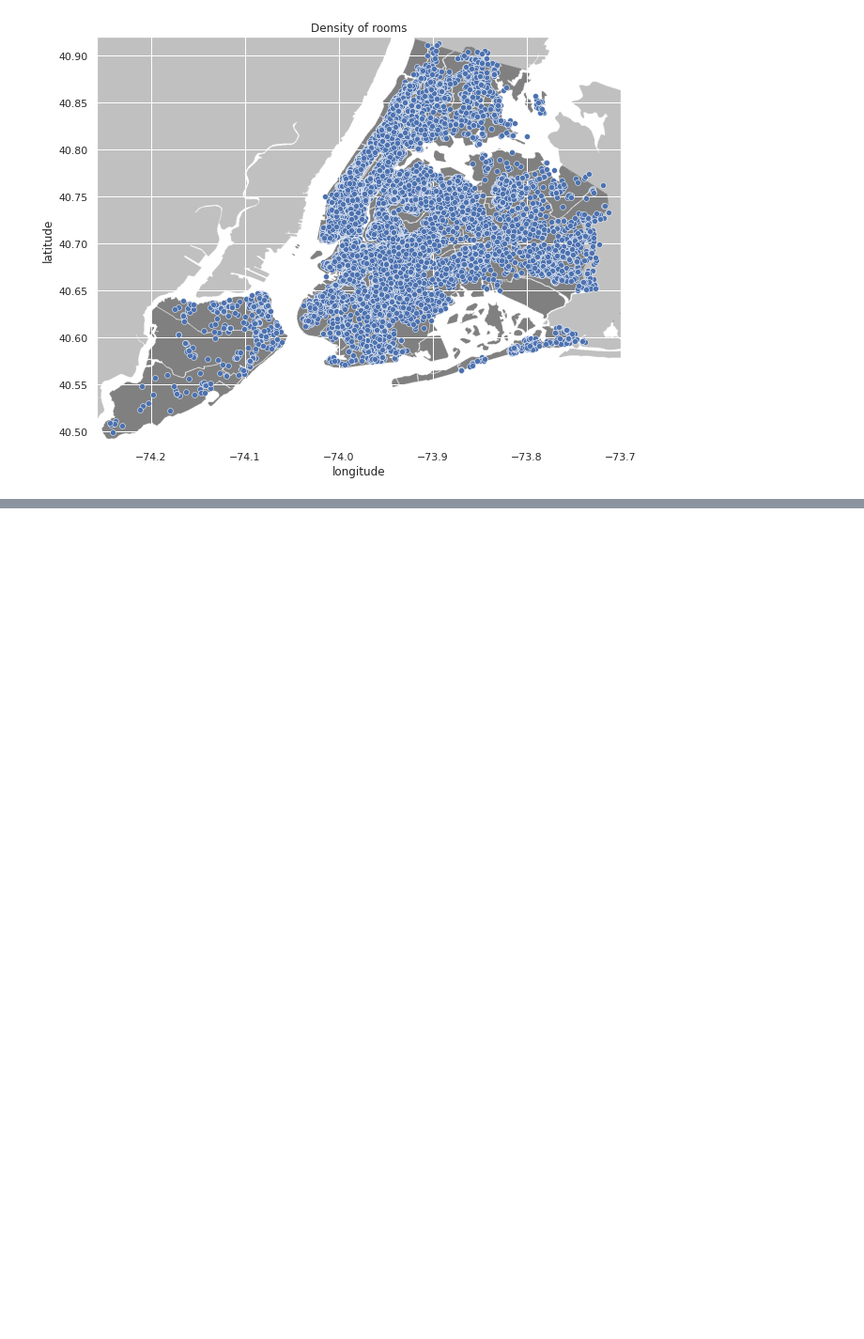
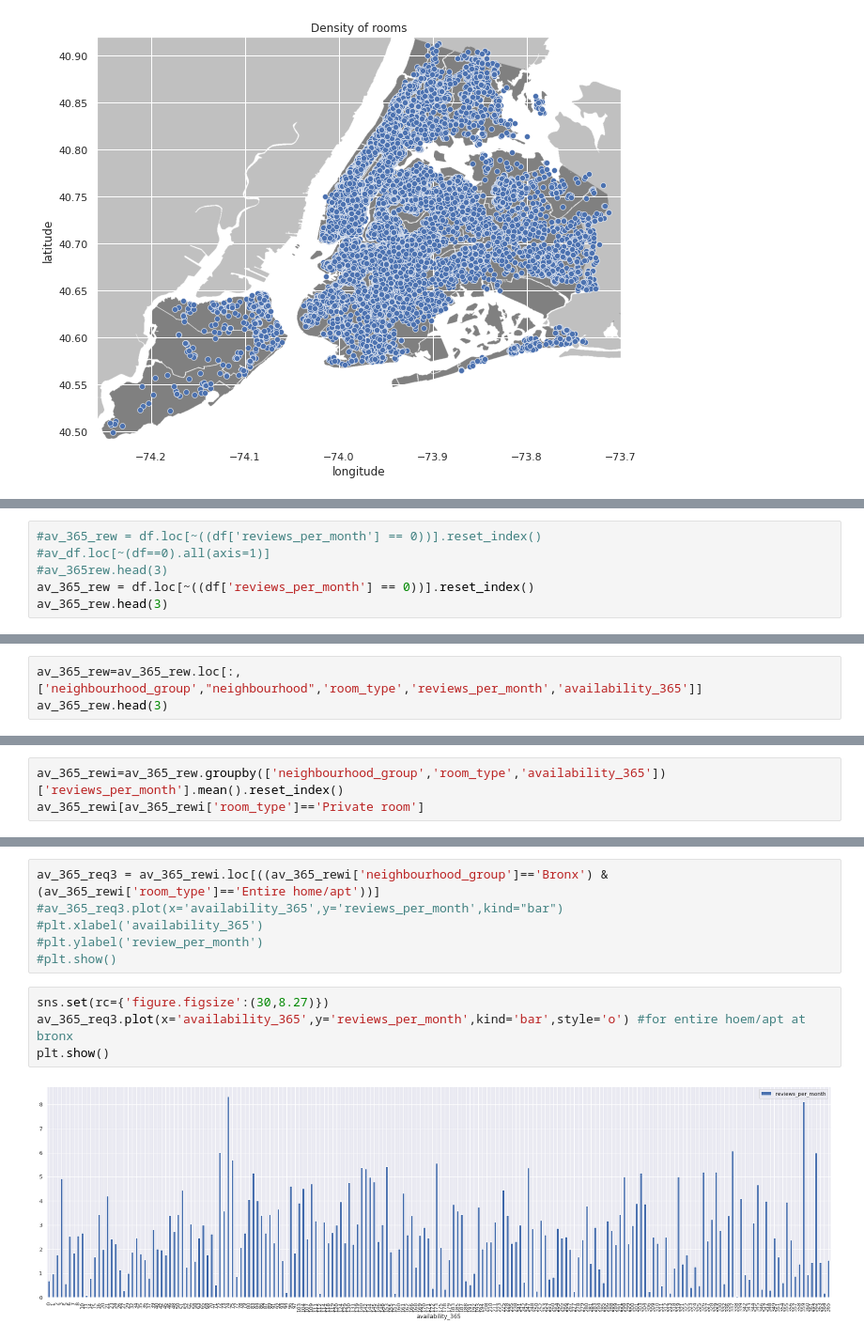
Before and after one commit to pranay2310/AirBnB-bookings-Analysis, a Jupyter notebook: Airbnb_Bookings_Analysis_Capstone_Project.ipynb, the cells around one changed output, grey strips where cells are left out. Shown at 94% size. Drawn from its saved outputs; the diff is of its cells as text; blank space fills up the shorter version.

```diff
--- a/Airbnb_Bookings_Analysis_Capstone_Project.ipynb
+++ b/Airbnb_Bookings_Analysis_Capstone_Project.ipynb
@@ -679,0 +682,6 @@ map_NYC
+# %%
+#av_365_rew = df.loc[~((df['reviews_per_month'] == 0))].reset_index()
+#av_df.loc[~(df==0).all(axis=1)]
+#av_365rew.head(3)
+av_365_rew = df.loc[~((df['reviews_per_month'] == 0))].reset_index()
+av_365_rew.head(3)
@@ -679,0 +693,3 @@ map_NYC
+# %%
+av_365_rew=av_365_rew.loc[:,['neighbourhood_group',"neighbourhood",'room_type','reviews_per_month','availability_365']]
+av_365_rew.head(3)
@@ -679,0 +701,3 @@ map_NYC
+# %%
+av_365_rewi=av_365_rew.groupby(['neighbourhood_group','room_type','availability_365'])['reviews_per_month'].mean().reset_index()
+av_365_rewi[av_365_rewi['room_type']=='Private room']
@@ -679,0 +718,12 @@ map_NYC
+# %%
+av_365_req3 = av_365_rewi.loc[((av_365_rewi['neighbourhood_group']=='Bronx') & (av_365_rewi['room_type']=='Entire home/apt'))]
+#av_365_req3.plot(x='availability_365',y='reviews_per_month',kind="bar")
+#plt.xlabel('availability_365')
+#plt.ylabel('review_per_month')
+#plt.show()
+# %%
+sns.set(rc={'figure.figsize':(30,8.27)})
+av_365_req3.plot(x='availability_365',y='reviews_per_month',kind='bar',style='o') #for entire hoem/apt at bronx
+plt.show()
+# %% [output]
+[figure, added]
```
Also changed, not shown: parts of 6 cells of this notebook.
